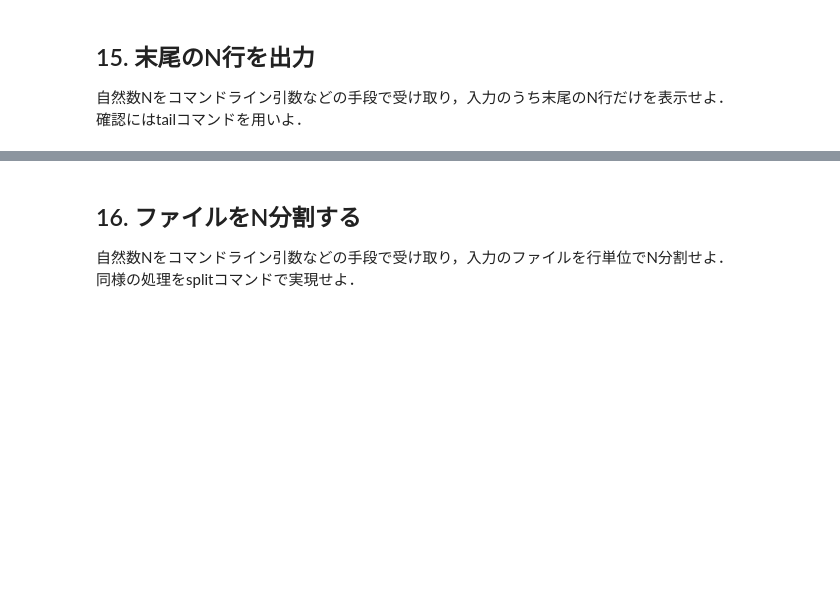
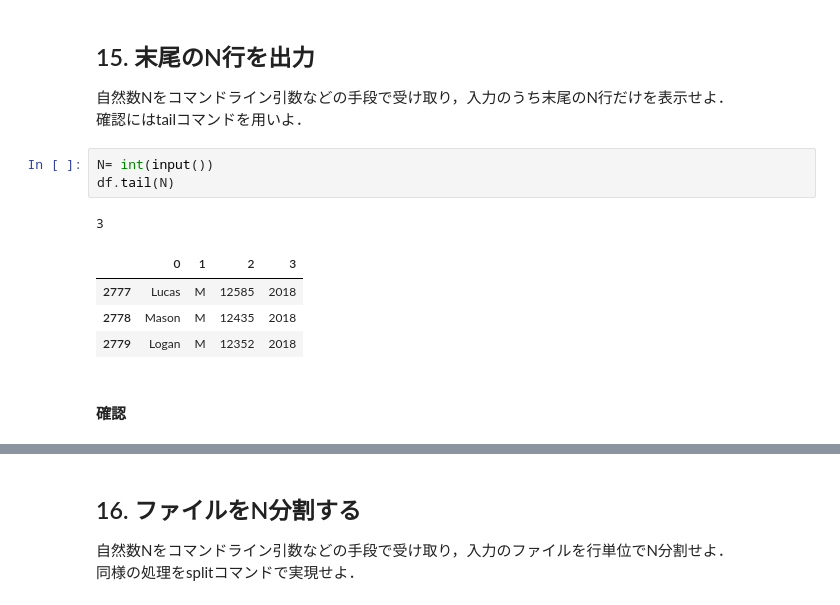
Before and after one commit to yukina-t156/NLP100_2022, a Jupyter notebook: Ch02/Ch02.ipynb, the cells around one changed output, grey strips where cells are left out. Saved outputs shown, nothing was run; the diff lists cells and outputs as text; blank space fills up the shorter version.

```diff
--- a/Ch02/Ch02.ipynb
+++ b/Ch02/Ch02.ipynb
@@ -187,3 +247,14 @@ M
 ## 15. 末尾のN行を出力
 自然数Nをコマンドライン引数などの手段で受け取り，入力のうち末尾のN行だけを表示せよ．
 確認にはtailコマンドを用いよ．
+# %%
+N= int(input())
+df.tail(N)
+# %% [output]
+3
+|  | 0 | 1 | 2 | 3 |
+| 2777 | Lucas | M | 12585 | 2018 |
+| 2778 | Mason | M | 12435 | 2018 |
+| 2779 | Logan | M | 12352 | 2018 |
+# %% [markdown]
+#### 確認
```
Also changed, not shown: parts of 12 cells of this notebook.
